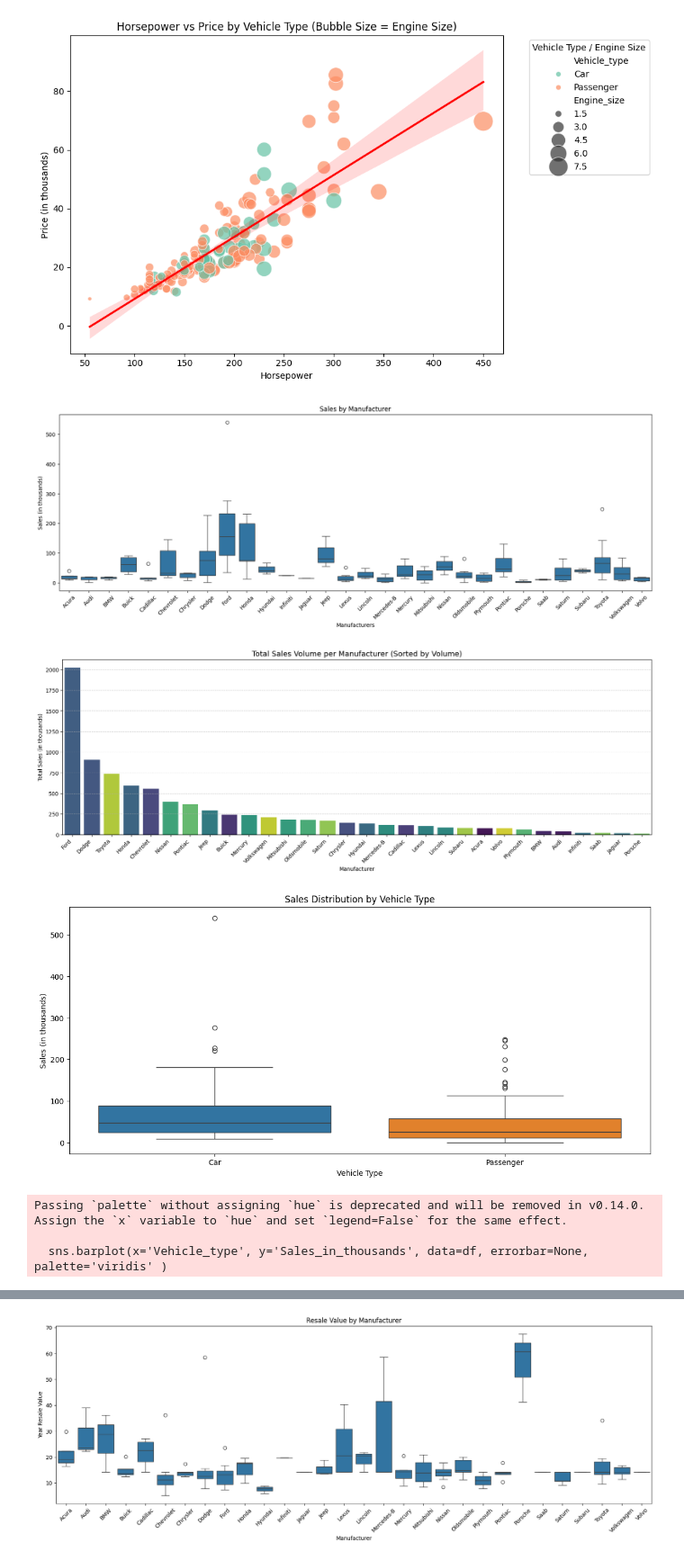
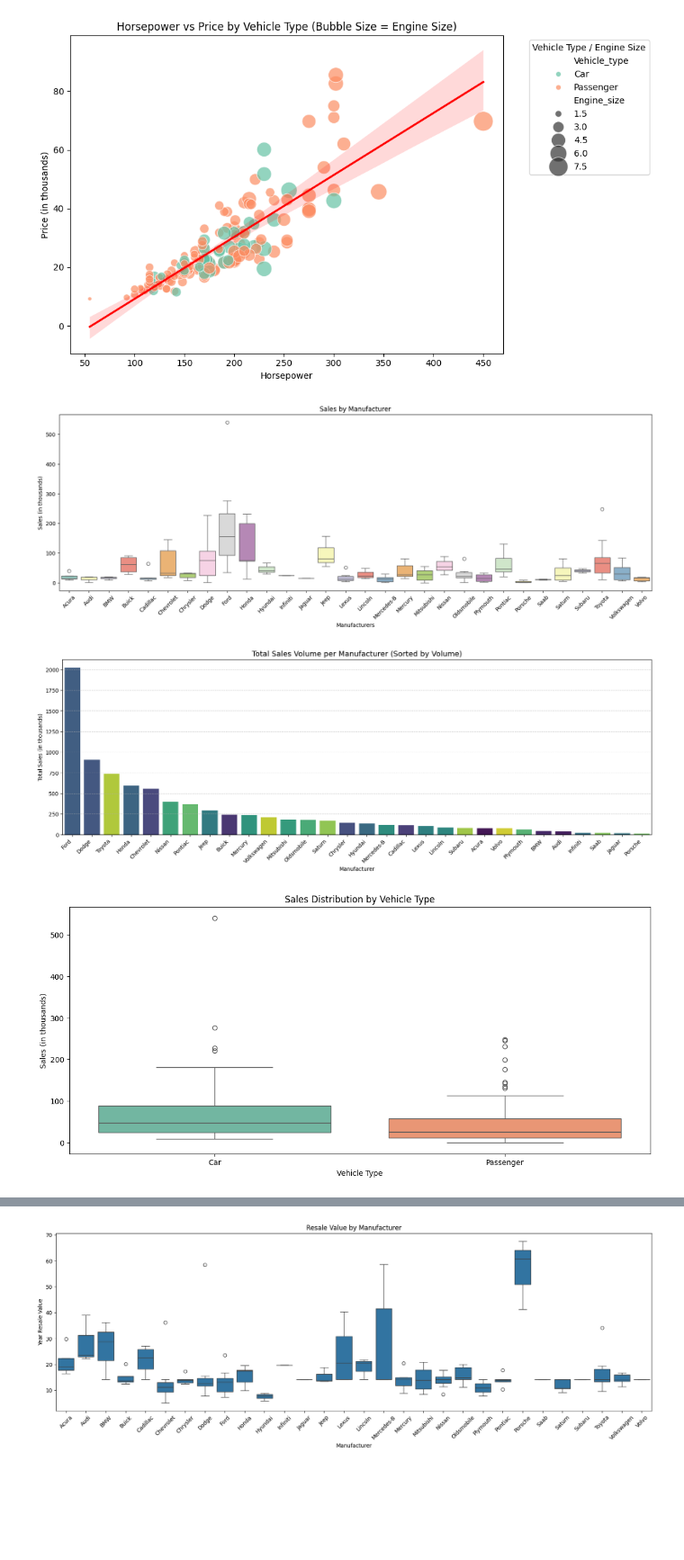
Before and after one commit to bencygv/Project, a Jupyter notebook: notebooks/01_exploration.ipynb, the cells around one changed output, grey strips where cells are left out. Shown at 90% size. Cells and saved outputs as stored; diff of their text form; code cells hidden in the pictures; blank space fills up the shorter version.

Commit message:
Sales Analysis redone

```diff
--- a/notebooks/01_exploration.ipynb
+++ b/notebooks/01_exploration.ipynb
@@ -555,7 +555,7 @@ if all(col in df.columns for col in required_cols):
 
 # Manufacturer vs Sales (Boxplot)
 plt.figure(figsize=(20,6))
-sns.boxplot(x="Manufacturer", y="Sales_in_thousands", data=df)
+sns.boxplot(data=df, x="Manufacturer", y="Sales_in_thousands", hue='Manufacturer', palette='Set3' )
 plt.xticks(rotation=45)
 plt.title("Sales by Manufacturer")
 plt.xlabel("Manufacturers")
@@ -578,37 +578,34 @@ sns.barplot(
     x="Manufacturer",
     y="Sales_in_thousands",
     order=manufacturer_order_list, # GUARANTEES THE SORTING
     hue="Manufacturer",
     legend=False,
     palette='viridis'
 )
 
 plt.xticks(rotation=45, ha='right')
 plt.title("Total Sales Volume per Manufacturer (Sorted by Volume)", fontsize=14)
 plt.xlabel("Manufacturer")
 plt.ylabel("Total Sales (in thousands)")
 plt.grid(axis='y', linestyle='--', alpha=0.6)
 plt.show()
 
 # Are sales linked to Vehicle_Type? (Boxplot for Sales Distribution)
 # Vehicle Type vs Sales (Boxplot)
 plt.figure(figsize=(14,6))
-sns.boxplot(data=df, x="Vehicle_type", y="Sales_in_thousands", hue="Vehicle_type")
+sns.boxplot(data=df, x="Vehicle_type", y="Sales_in_thousands", hue="Vehicle_type", palette='Set2')
 plt.xticks()
 plt.title("Sales Distribution by Vehicle Type")
 plt.xlabel("Vehicle Type")
 plt.ylabel("Sales (in thousands)")
 plt.show()
 
 # Vehicle Type vs Price (Barplot)
 plt.figure(figsize=(10,4))
-sns.barplot(x='Vehicle_type', y='Sales_in_thousands', data=df, errorbar=None, palette='viridis' )
+sns.barplot(x='Vehicle_type', y='Sales_in_thousands', data=df, hue='Vehicle_type', errorbar=None, palette='viridis' )
 plt.title(f"Total by Vehicle Type")
 plt.show()
 # %% [output]
-[figure, old version]
+[figure, new version]
 [figure]
-[figure, old version]
+[figure, new version]
-Passing `palette` without assigning `hue` is deprecated and will be removed in v0.14.0. Assign the `x` variable to `hue` and set `legend=False` for the same effect.
-
-  sns.barplot(x='Vehicle_type', y='Sales_in_thousands', data=df, errorbar=None, palette='viridis' )
```
Also changed, not shown: parts of 6 cells of this notebook.
